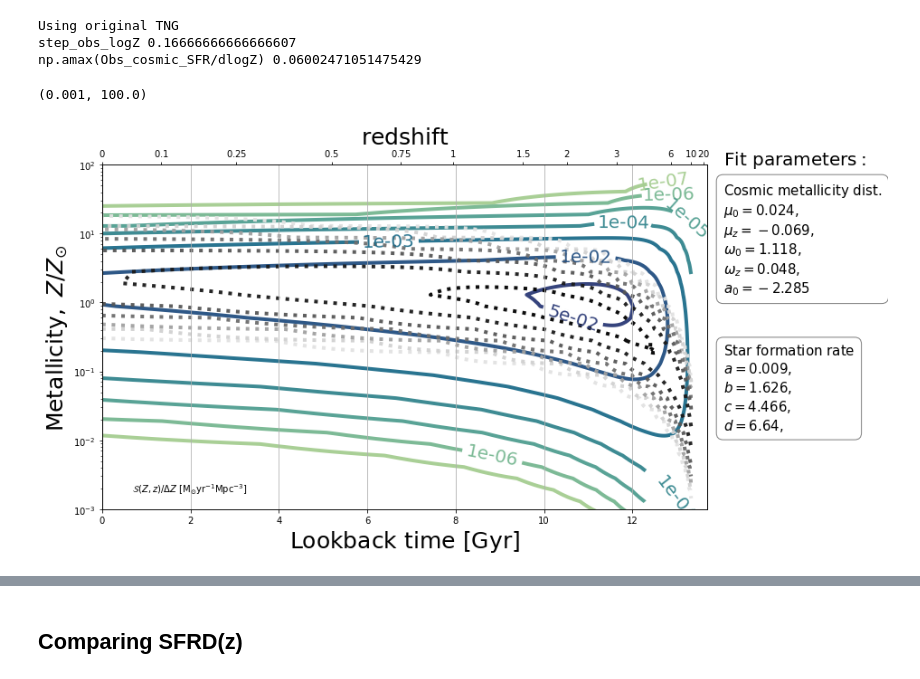
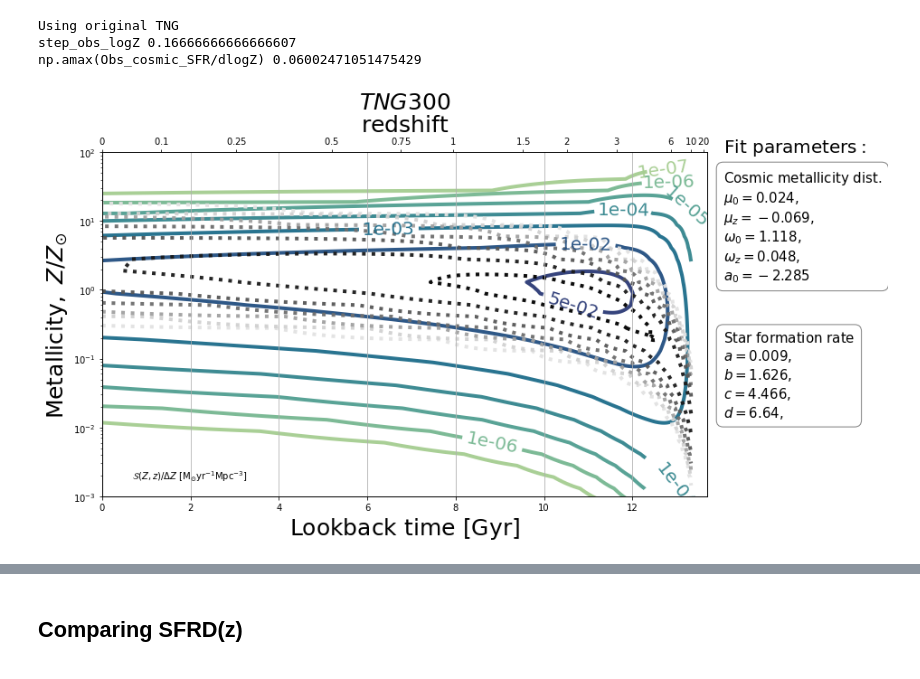
Before and after one commit to sashalvna/Fit_SFRD_TNG, a Jupyter notebook: TNG300_fit_SFRD.ipynb, the cells around one changed output, grey strips where cells are left out. Saved outputs shown, nothing was run; the diff lists cells and outputs as text; code cells hidden in the pictures.

Commit message:
Updated plots

```diff
--- a/TNG300_fit_SFRD.ipynb
+++ b/TNG300_fit_SFRD.ipynb
@@ -77,7 +77,7 @@ if len(obs_SFRD) == 0:
                 MetalBins         = f["MetalBins"][:]
                 Obs_Lookbacktimes = f["Lookbacktimes"][:]
                 BoxSfr            = f["Sfr"][:]
-                Redshifts         = f["Redshifts"][:]
+                Obs_redshifts         = f["Redshifts"][:]
 
             # Convert SFR from sfr/box to sfr Mpc-3
             littleh = 0.6774
@@ -190,36 +182,37 @@ Neijssel_SFRDzZ = (neijssel_sfr* neijssel_dPdlogZ.T).value
 
 greys = cm.get_cmap('Greys')
 greys = greys(np.linspace(0.2,1,10)) # Don't start the cmap in white
 cs_N = ax.contour(high_res_t, high_res_metals/Zsun, Neijssel_SFRDzZ, levels, linewidths=4,linestyles =':', alpha = 0.95, zorder=0,
                               cmap=ListedColormap(greys),locator=ticker.LogLocator())
 
 #####
 
 # Axes formatting for top panel
 ax.text(0.05, 0.05, r"$ \mathcal{S}(Z,z)/ \Delta Z \ \mathrm{[M_{\odot} yr^{-1} Mpc^{-3}]}$", transform=ax.transAxes)
 ax.xaxis.grid(5) # vertical lines
 ax.set_yscale('log')
 ax.set_xlabel('$\mathrm{Lookback \ time \ [Gyr]}$', fontsize = 25)
 ax.set_ylabel(r'$\mathrm{Metallicity}, \ Z/Z_{\rm{\odot}}$', fontsize = 25)
-
+ax.set_title(r'$TNG300$', fontsize=25)
 
 # Add redshift axis
 ax2 = ax.twiny()
 
 # Annotate the tick labels
 redshift_tick_list = [0,0.1, 0.25, 0.5, 0.75, 1.0,1.5, 2, 3, 6, 10, 20]
 ax2.set_xticks([cosmo.lookback_time(z).value for z in redshift_tick_list])
 ax2.set_xticklabels(['${:g}$'.format(z) for z in redshift_tick_list])
 ax2.set_xlabel('$\mathrm{redshift}$', fontsize = 25)
 
 #Make sure top and bottom axis are lined up (have same limits)
 ax.set_xlim(tmin, tmax)
 ax2.set_xlim(tmin, tmax)
 
 ax.set_ylim(1e-3, 1e2)
+
+fig.savefig('SFRDcontours_TNG300.pdf', bbox_inches='tight')
 # %% [output]
-(0.001, 100.0)
-[figure, old version]
+[figure, new version]
 # %%
 #Plot the bottom two panels from fig 1
 
```
Also changed, not shown: parts of 8 cells of this notebook, 5 other files.
